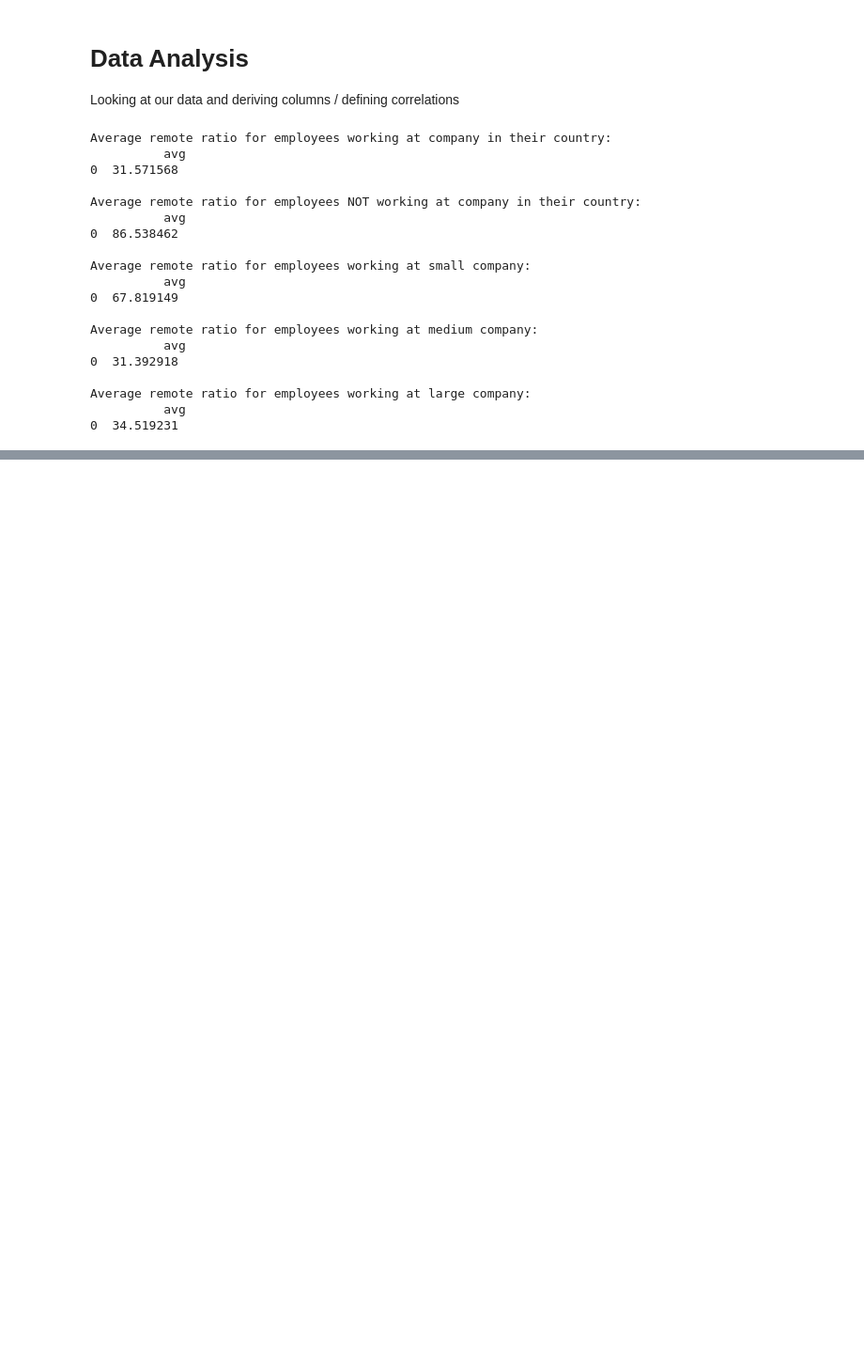
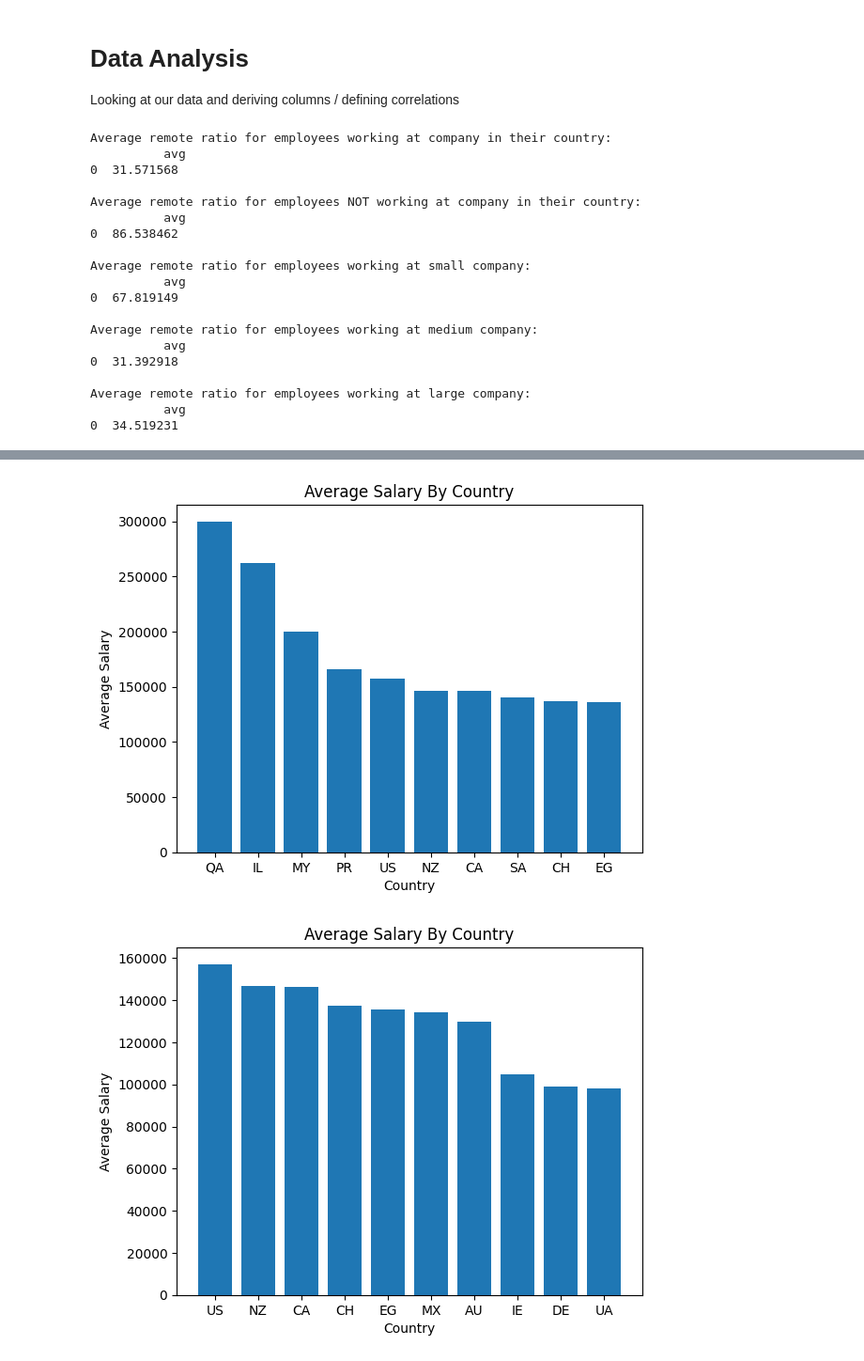
Before and after one commit to AdamYeisley/Group6, a Jupyter notebook: data_analysis.ipynb, the cells around one changed output, grey strips where cells are left out. Shown: that part at 94% size. Saved outputs shown, nothing was run; the diff lists cells and outputs as text; code cells hidden in the pictures; blank space fills up the shorter version.

```diff
--- a/data_analysis.ipynb
+++ b/data_analysis.ipynb
@@ -97,0 +105,4 @@ Average salary by job:
+# %%
+payByCountry = pd.read_sql("SELECT c.name, AVG(e.salary_usd) AS country_avg_salary, COUNT(*) AS ct FROM employee e JOIN country c ON e.countryid = c.countryid GROUP BY c.name ORDER BY country_avg_salary DESC LIMIT 10", engine)
+payByCountry.head(10)
+# Qatar, Israel, Malaysia, Puerto Rico, USA, New Zealand, Canada, Saudi Arabia, Switzerland, Egypt
@@ -97,0 +121,3 @@ Average salary by job:
+# %%
+payByCountryRevised = pd.read_sql("SELECT c.name, AVG(e.salary_usd) AS country_avg_salary, COUNT(*) AS ct FROM employee e JOIN country c ON e.countryid = c.countryid GROUP BY c.name HAVING COUNT(*) > 5 ORDER BY country_avg_salary DESC LIMIT 10", engine)
+payByCountryRevised.head(10)
@@ -97,0 +136,27 @@ Average salary by job:
+# %%
+plt.bar(payByCountry['name'], payByCountry['country_avg_salary'])
+plt.title('Average Salary By Country')
+plt.xlabel('Country')
+plt.ylabel('Average Salary')
+plt.show()
+plt.bar(payByCountryRevised['name'], payByCountryRevised['country_avg_salary'])
+plt.title('Average Salary By Country')
+plt.xlabel('Country')
+plt.ylabel('Average Salary')
+plt.show()
+
+plt.scatter(payByCountry['name'], payByCountry['country_avg_salary'], payByCountry['ct'])
+plt.title('Average Salary By Country')
+plt.xlabel('Country')
+plt.ylabel('Average Salary')
+plt.ylim(0, None)
+plt.show()
+plt.scatter(payByCountryRevised['name'], payByCountryRevised['country_avg_salary'], payByCountryRevised['ct'])
+plt.title('Average Salary By Country')
+plt.xlabel('Country')
+plt.ylabel('Average Salary')
+plt.ylim(0, None)
+plt.show()
+# %% [output]
+[figure, added]
+[figure, added]
```
Also changed, not shown: parts of 9 cells of this notebook.
